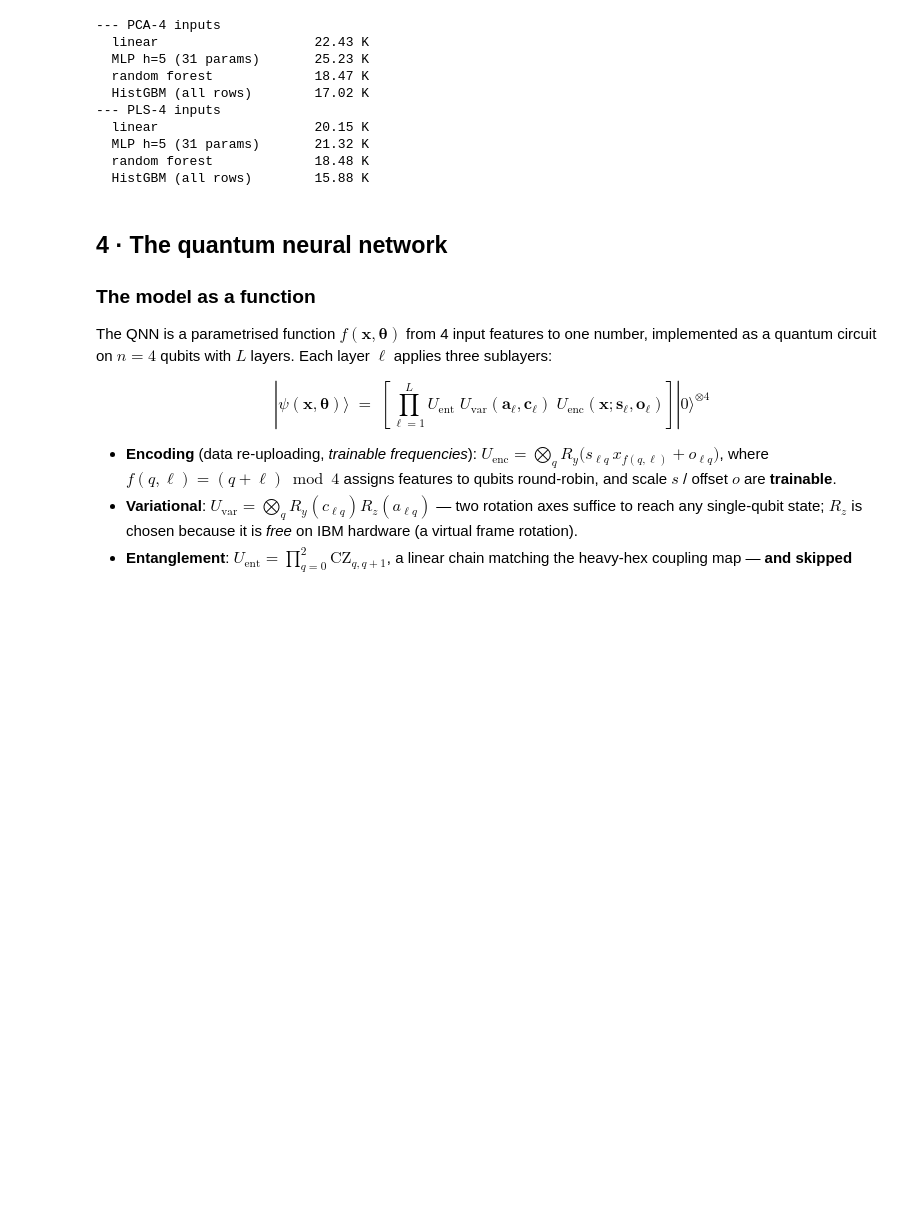
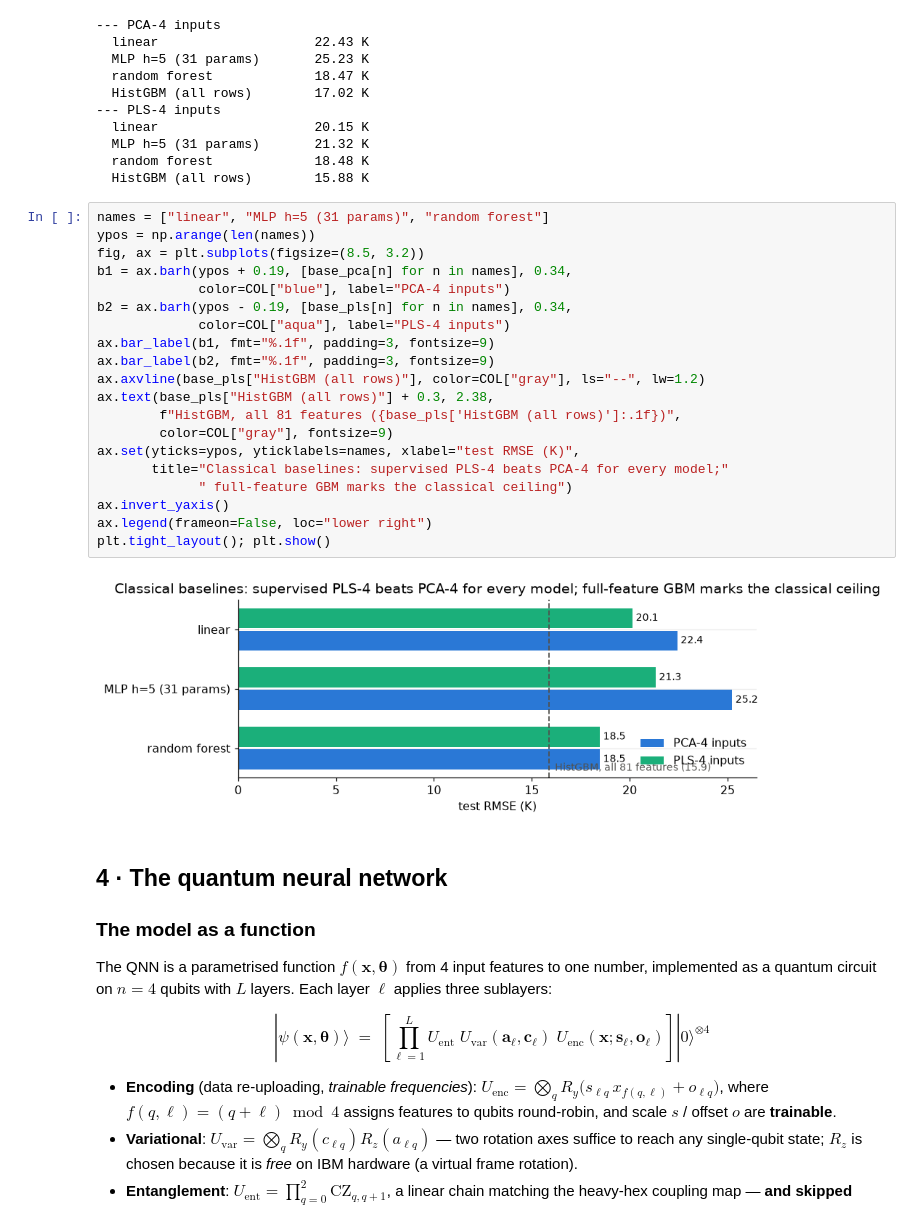
Before and after one commit to karlalucic/basq-qnn-tc, a Jupyter notebook: qnn_tc/BasQ_QNN_Tc.ipynb, the cells around one changed output. Saved outputs shown, nothing was run; the diff lists cells and outputs as text; blank space fills up the shorter version.

```diff
--- a/qnn_tc/BasQ_QNN_Tc.ipynb
+++ b/qnn_tc/BasQ_QNN_Tc.ipynb
@@ -262,6 +262,28 @@ base_pls = run_baselines(d_pls, "PLS-4 inputs")
   MLP h=5 (31 params)       21.32 K
   random forest             18.48 K
   HistGBM (all rows)        15.88 K
+# %%
+names = ["linear", "MLP h=5 (31 params)", "random forest"]
+ypos = np.arange(len(names))
+fig, ax = plt.subplots(figsize=(8.5, 3.2))
+b1 = ax.barh(ypos + 0.19, [base_pca[n] for n in names], 0.34,
+             color=COL["blue"], label="PCA-4 inputs")
+b2 = ax.barh(ypos - 0.19, [base_pls[n] for n in names], 0.34,
+             color=COL["aqua"], label="PLS-4 inputs")
+ax.bar_label(b1, fmt="%.1f", padding=3, fontsize=9)
+ax.bar_label(b2, fmt="%.1f", padding=3, fontsize=9)
+ax.axvline(base_pls["HistGBM (all rows)"], color=COL["gray"], ls="--", lw=1.2)
+ax.text(base_pls["HistGBM (all rows)"] + 0.3, 2.38,
+        f"HistGBM, all 81 features ({base_pls['HistGBM (all rows)']:.1f})",
+        color=COL["gray"], fontsize=9)
+ax.set(yticks=ypos, yticklabels=names, xlabel="test RMSE (K)",
+       title="Classical baselines: supervised PLS-4 beats PCA-4 for every model;"
+             " full-feature GBM marks the classical ceiling")
+ax.invert_yaxis()
+ax.legend(frameon=False, loc="lower right")
+plt.tight_layout(); plt.show()
+# %% [output]
+[figure, added]
 # %% [markdown]
 ## 4 · The quantum neural network
 
```
Also changed, not shown: parts of 3 cells of this notebook, 1 other file.
